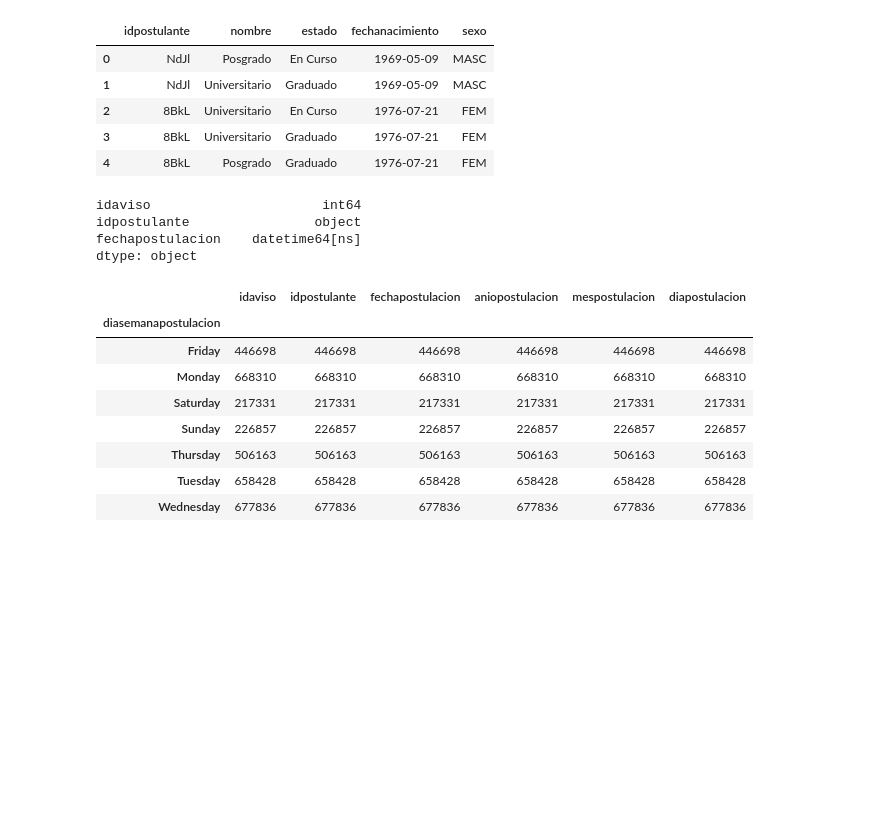
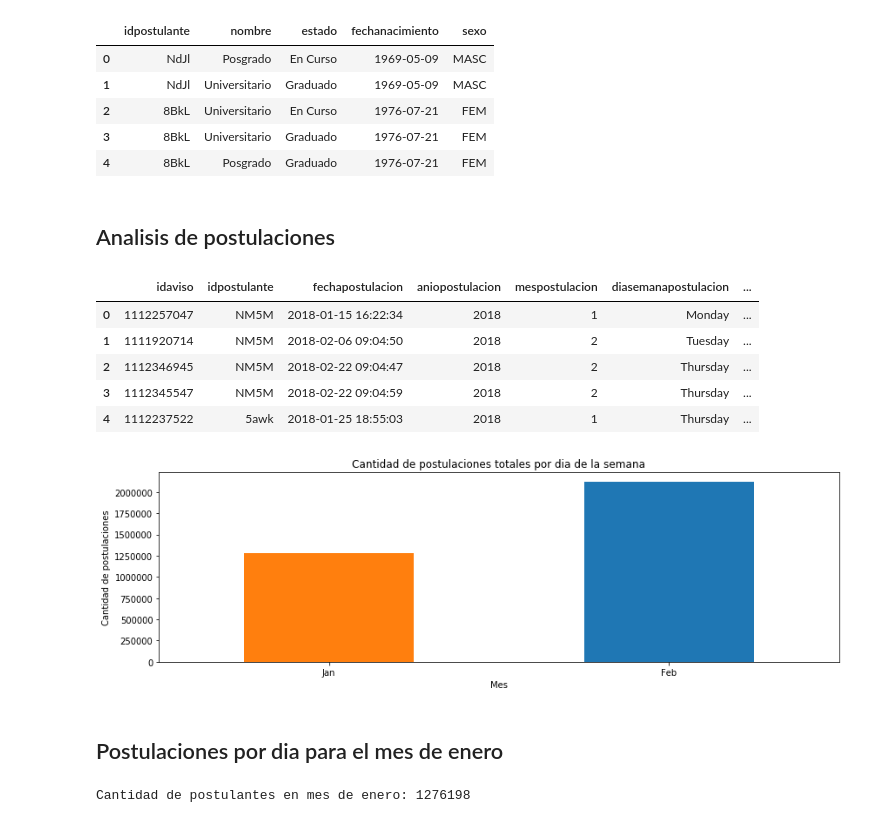
Before and after one commit to GFibrizo/DataExploration1, a Jupyter notebook: Finger1.ipynb, the cells around one changed output. Saved outputs shown, nothing was run; the diff lists cells and outputs as text; code cells hidden in the pictures; blank space fills up the shorter version.

```diff
--- a/Finger1.ipynb
+++ b/Finger1.ipynb
@@ -41,31 +56,42 @@ postulantes.head()
 | 2 | 8BkL | Universitario | En Curso | 1976-07-21 | FEM |
 | 3 | 8BkL | Universitario | Graduado | 1976-07-21 | FEM |
 | 4 | 8BkL | Posgrado | Graduado | 1976-07-21 | FEM |
+# %% [markdown]
+## Analisis de postulaciones
 # %%
 postulaciones = pd.read_csv('./datos_navent_fiuba/fiuba_4_postulaciones.csv')
-#postulaciones.head()
 postulaciones['fechapostulacion'] = pd.to_datetime(postulaciones['fechapostulacion'])
-postulaciones.dtypes
+postulaciones['aniopostulacion'] = postulaciones['fechapostulacion'].dt.year
+postulaciones['mespostulacion'] = postulaciones['fechapostulacion'].dt.month
+postulaciones['diasemanapostulacion'] = postulaciones['fechapostulacion'].dt.weekday_name
+postulaciones['diapostulacion'] = postulaciones['fechapostulacion'].dt.date
+postulaciones.head()
 # %% [output]
-idaviso                      int64
-idpostulante                object
-fechapostulacion    datetime64[ns]
-dtype: object
+|  | idaviso | idpostulante | fechapostulacion | aniopostulacion | mespostulacion | diasemanapostulacion | ... |
+| 0 | 1112257047 | NM5M | 2018-01-15 16:22:34 | 2018 | 1 | Monday | ... |
+| 1 | 1111920714 | NM5M | 2018-02-06 09:04:50 | 2018 | 2 | Tuesday | ... |
+| 2 | 1112346945 | NM5M | 2018-02-22 09:04:47 | 2018 | 2 | Thursday | ... |
+| 3 | 1112345547 | NM5M | 2018-02-22 09:04:59 | 2018 | 2 | Thursday | ... |
+| 4 | 1112237522 | 5awk | 2018-01-25 18:55:03 | 2018 | 1 | Thursday | ... |
-# %%
-#postulaciones.sample(500000).groupby('fechapostulacion').mean().plot(kind='bar',figsize=(16,8), title='Postulaciones');
-postulaciones['aniopostulacion'] = postulaciones['fechapostulacion'].dt.year
-postulaciones['mespostulacion'] = postulaciones['fechapostulacion'].dt.month
-postulaciones['diasemanapostulacion'] = postulaciones['fechapostulacion'].dt.weekday_name
-postulaciones['diapostulacion'] = postulaciones['fechapostulacion'].dt.date
-
-postulaciones.groupby('diasemanapostulacion').count()
-# %% [output]
-|  | idaviso | idpostulante | fechapostulacion | aniopostulacion | mespostulacion | diapostulacion |
-| diasemanapostulacion |  |  |  |  |  |  |
-| Friday | 446698 | 446698 | 446698 | 446698 | 446698 | 446698 |
-| Monday | 668310 | 668310 | 668310 | 668310 | 668310 | 668310 |
-| Saturday | 217331 | 217331 | 217331 | 217331 | 217331 | 217331 |
-| Sunday | 226857 | 226857 | 226857 | 226857 | 226857 | 226857 |
-| Thursday | 506163 | 506163 | 506163 | 506163 | 506163 | 506163 |
-| Tuesday | 658428 | 658428 | 658428 | 658428 | 658428 | 658428 |
-| Wednesday | 677836 | 677836 | 677836 | 677836 | 677836 | 677836 |
+# %%
+postulaciones['monthname'] = postulaciones['fechapostulacion'].dt.strftime('%b')
+postulaciones.groupby('monthname').count()['idpostulante'].plot(kind='bar', figsize=(14,4),  rot=0);
+ax=plt.gca();
+ax.invert_xaxis();
+ax.set_ylabel('Cantidad de postulaciones');
+ax.set_xlabel('Mes');
+ax.set_title('Cantidad de postulaciones totales por dia de la semana');
+# %% [output]
+[figure, added]
+# %% [markdown]
+## Postulaciones por dia para el mes de enero
+# %%
+postulaciones_mes1 = postulaciones.loc[postulaciones['mespostulacion'] == 1, :]
+postulaciones_mes1 = postulaciones_mes1.groupby('diapostulacion').count()
+postulaciones_mes1.insert(0, 'diadelmes', range(1, 1 + len(postulaciones_mes1)))
+postulaciones_mes1 = postulaciones_mes1.set_index('diadelmes')
+#postulaciones_mes1 = postulaciones_mes1.reset_index()
+
+print ("Cantidad de postulantes en mes de enero:", postulaciones_mes1['idpostulante'].sum())
+# %% [output]
+Cantidad de postulantes en mes de enero: 1276198
```
Also changed, not shown: parts of 23 cells of this notebook.
